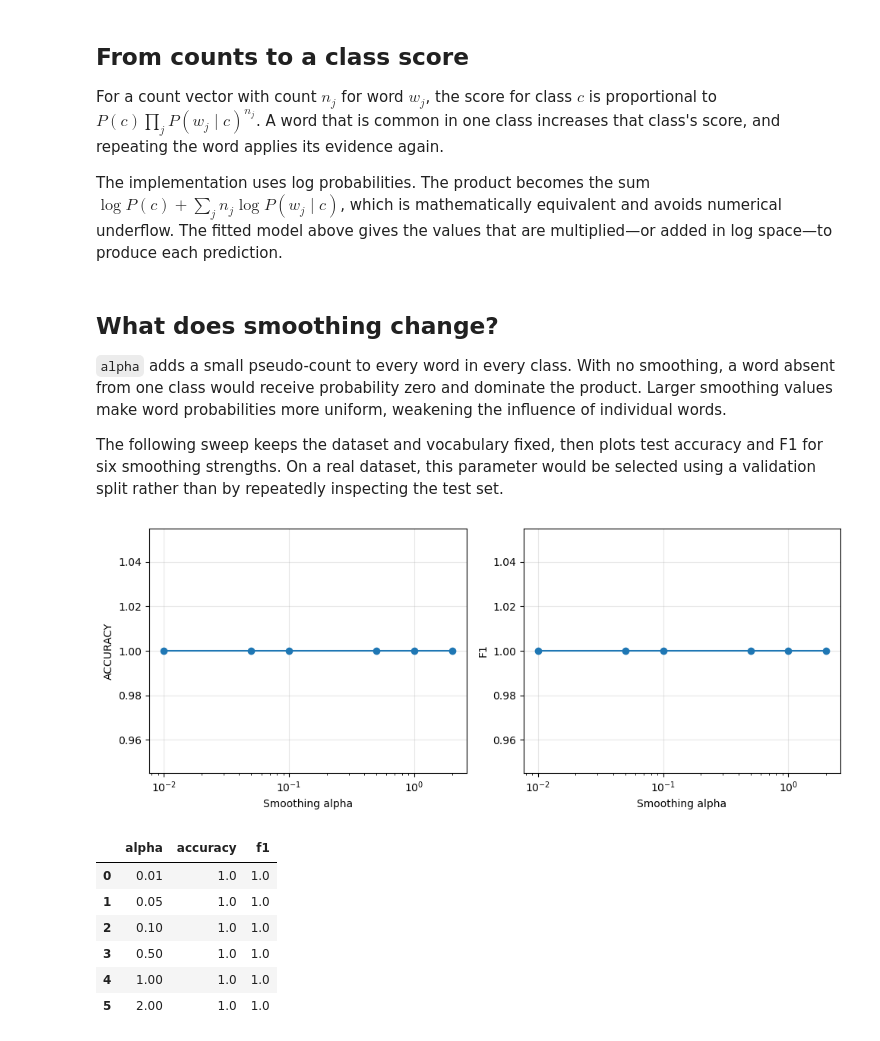
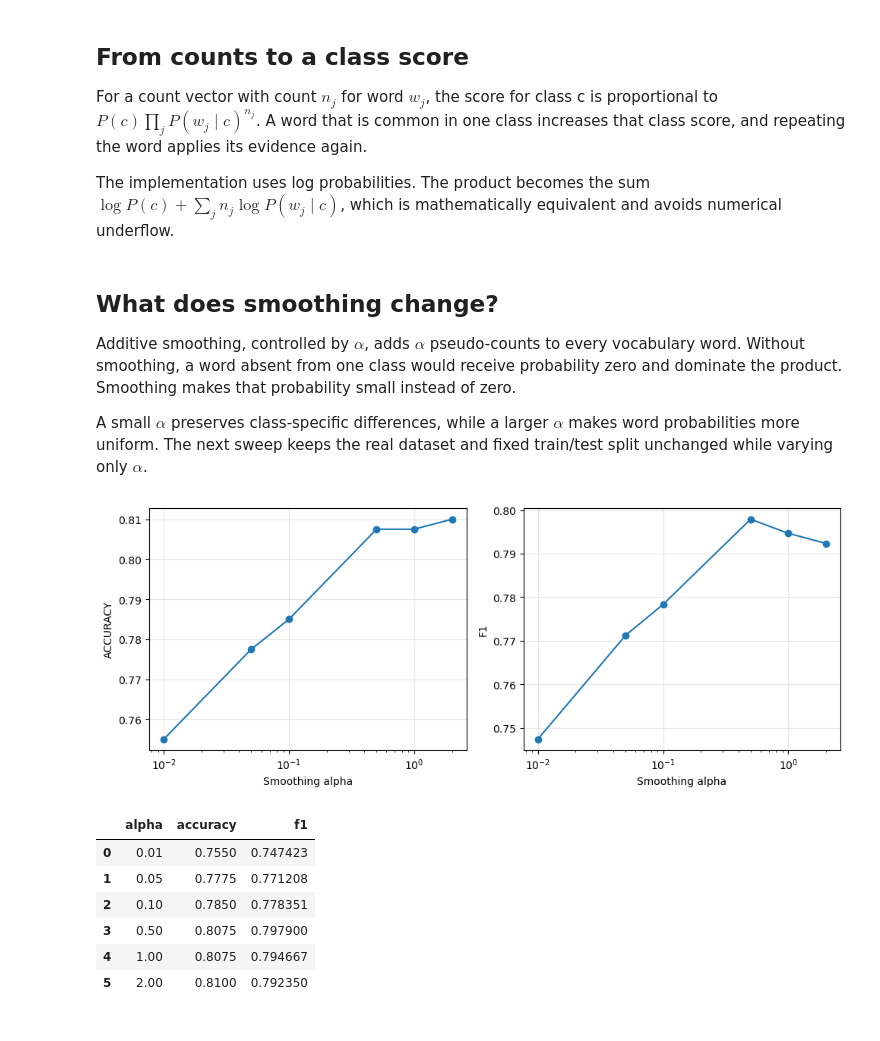
Before and after one commit to weifengsiew/machine-learning-from-scratch, a Jupyter notebook: naive_bayes_demo.ipynb, the cells around one changed output. Drawn from its saved outputs; the diff is of its cells as text; code cells hidden in the pictures.

Commit message:
Use real review data for Naive Bayes demo

```diff
--- a/naive_bayes_demo.ipynb
+++ b/naive_bayes_demo.ipynb
@@ -99,66 +112,63 @@ class log-priors: {'sports': -0.6931471805599453, 'politics': -0.693147180559945
 # %% [markdown]
 ## From counts to a class score
 
-For a count vector with count $n_j$ for word $w_j$, the score for class $c$ is proportional to $P(c)\prod_j P(w_j \mid c)^{n_j}$. A word that is common in one class increases that class's score, and repeating the word applies its evidence again.
+For a count vector with count $n_j$ for word $w_j$, the score for class c is proportional to $P(c)\prod_j P(w_j \mid c)^{n_j}$. A word that is common in one class increases that class score, and repeating the word applies its evidence again.
 
-The implementation uses log probabilities. The product becomes the sum $\log P(c) + \sum_j n_j \log P(w_j \mid c)$, which is mathematically equivalent and avoids numerical underflow. The fitted model above gives the values that are multiplied—or added in log space—to produce each prediction.
+The implementation uses log probabilities. The product becomes the sum $\log P(c) + \sum_j n_j \log P(w_j \mid c)$, which is mathematically equivalent and avoids numerical underflow.
 # %% [markdown]
 ## What does smoothing change?
 
-`alpha` adds a small pseudo-count to every word in every class. With no smoothing, a word absent from one class would receive probability zero and dominate the product. Larger smoothing values make word probabilities more uniform, weakening the influence of individual words.
+Additive smoothing, controlled by $\alpha$, adds $\alpha$ pseudo-counts to every vocabulary word. Without smoothing, a word absent from one class would receive probability zero and dominate the product. Smoothing makes that probability small instead of zero.
 
-The following sweep keeps the dataset and vocabulary fixed, then plots test accuracy and F1 for six smoothing strengths. On a real dataset, this parameter would be selected using a validation split rather than by repeatedly inspecting the test set.
+A small $\alpha$ preserves class-specific differences, while a larger $\alpha$ makes word probabilities more uniform. The next sweep keeps the real dataset and fixed train/test split unchanged while varying only $\alpha$.
 # %%
-def f1_score(labels, predictions, positive_label='politics'):
+def f1_score(labels, predictions, positive_label="positive"):
     labels = np.asarray(labels)
     predictions = np.asarray(predictions)
     true_positive = np.sum((labels == positive_label) & (predictions == positive_label))
     false_positive = np.sum((labels != positive_label) & (predictions == positive_label))
     false_negative = np.sum((labels == positive_label) & (predictions != positive_label))
     precision = true_positive / max(true_positive + false_positive, 1)
     recall = true_positive / max(true_positive + false_negative, 1)
     return 2 * precision * recall / max(precision + recall, 1e-12)
 
-# Compare very light to stronger smoothing.
 alphas = (0.01, 0.05, 0.1, 0.5, 1.0, 2.0)
 rows = []
 for alpha in alphas:
     classifier = multinomial_naive_bayes_classifier(alpha=alpha, log_scale=True)
     classifier.fit(X_train, y_train, vocab)
     predicted = classifier.predict(X_test)
     rows.append({
-        'alpha': alpha,
-        'accuracy': np.mean(np.asarray(predicted) == np.asarray(y_test)),
-        'f1': f1_score(y_test, predicted),
+        "alpha": alpha,
+        "accuracy": np.mean(np.asarray(predicted) == np.asarray(y_test)),
+        "f1": f1_score(y_test, predicted),
     })
 
 performance = pd.DataFrame(rows)
-results_dir = Path('results/naive_bayes')
-figures_dir = Path('figures/naive_bayes')
-results_dir.mkdir(parents=True, exist_ok=True)
-figures_dir.mkdir(parents=True, exist_ok=True)
-performance.to_csv(results_dir / 'alpha_sweep.csv', index=False)
+RESULTS_DIR.mkdir(parents=True, exist_ok=True)
+FIGURES_DIR.mkdir(parents=True, exist_ok=True)
+performance.to_csv(RESULTS_DIR / "alpha_sweep.csv", index=False)
 
 figure, axes = plt.subplots(1, 2, figsize=(10, 4))
-for axis, metric in zip(axes, ('accuracy', 'f1')):
-    axis.plot(performance['alpha'], performance[metric], marker='o')
-    axis.set_xscale('log')
-    axis.set_xlabel('Smoothing alpha')
+for axis, metric in zip(axes, ("accuracy", "f1")):
+    axis.plot(performance["alpha"], performance[metric], marker="o")
+    axis.set_xscale("log")
+    axis.set_xlabel("Smoothing alpha")
     axis.set_ylabel(metric.upper())
     axis.grid(True, alpha=0.3)
 figure.tight_layout()
-figure.savefig(figures_dir / 'alpha_sweep.png', bbox_inches='tight')
+figure.savefig(FIGURES_DIR / "alpha_sweep.png", bbox_inches="tight")
 plt.show()
 performance
 # %% [output]
-[figure, old version]
+[figure, new version]
 |  | alpha | accuracy | f1 |
-| 0 | 0.01 | 1.0 | 1.0 |
-| 1 | 0.05 | 1.0 | 1.0 |
-| 2 | 0.10 | 1.0 | 1.0 |
-| 3 | 0.50 | 1.0 | 1.0 |
-| 4 | 1.00 | 1.0 | 1.0 |
-| 5 | 2.00 | 1.0 | 1.0 |
+| 0 | 0.01 | 0.7550 | 0.747423 |
+| 1 | 0.05 | 0.7775 | 0.771208 |
+| 2 | 0.10 | 0.7850 | 0.778351 |
+| 3 | 0.50 | 0.8075 | 0.797900 |
+| 4 | 1.00 | 0.8075 | 0.794667 |
+| 5 | 2.00 | 0.8100 | 0.792350 |
 # %% [markdown]
 ## Interpretation
 
```
Also changed, not shown: parts of 8 cells of this notebook, 8 other files.
